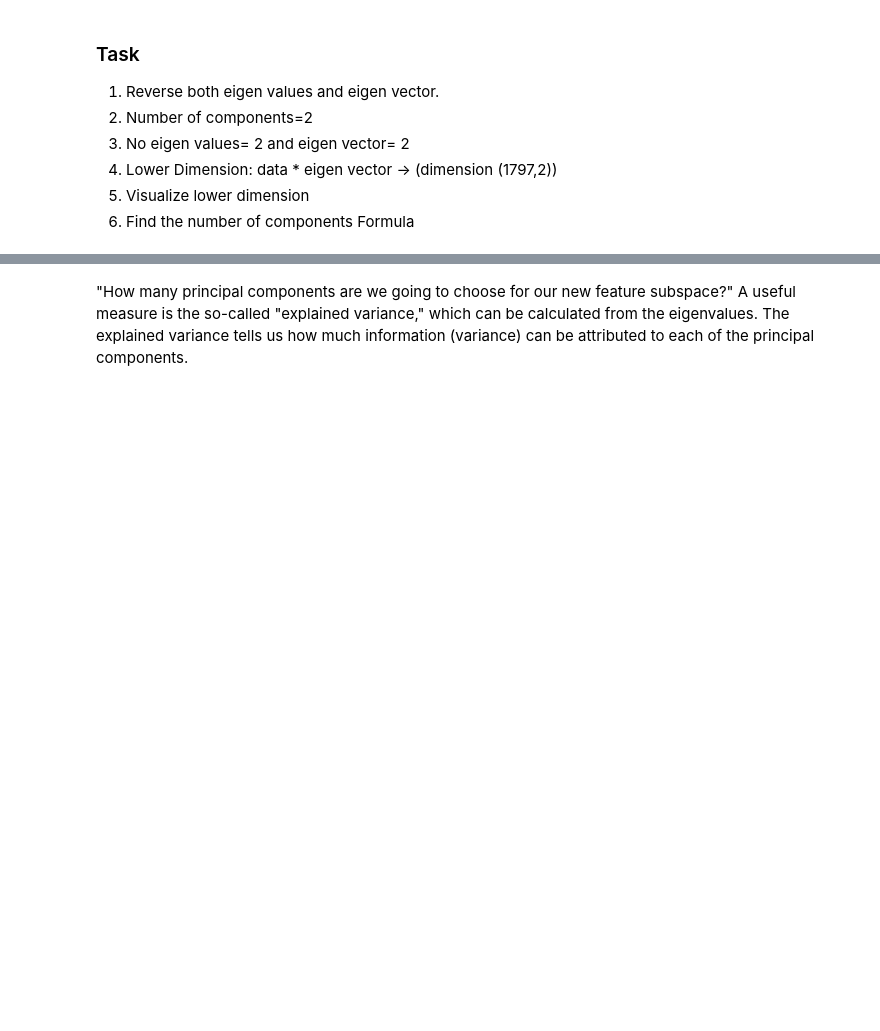
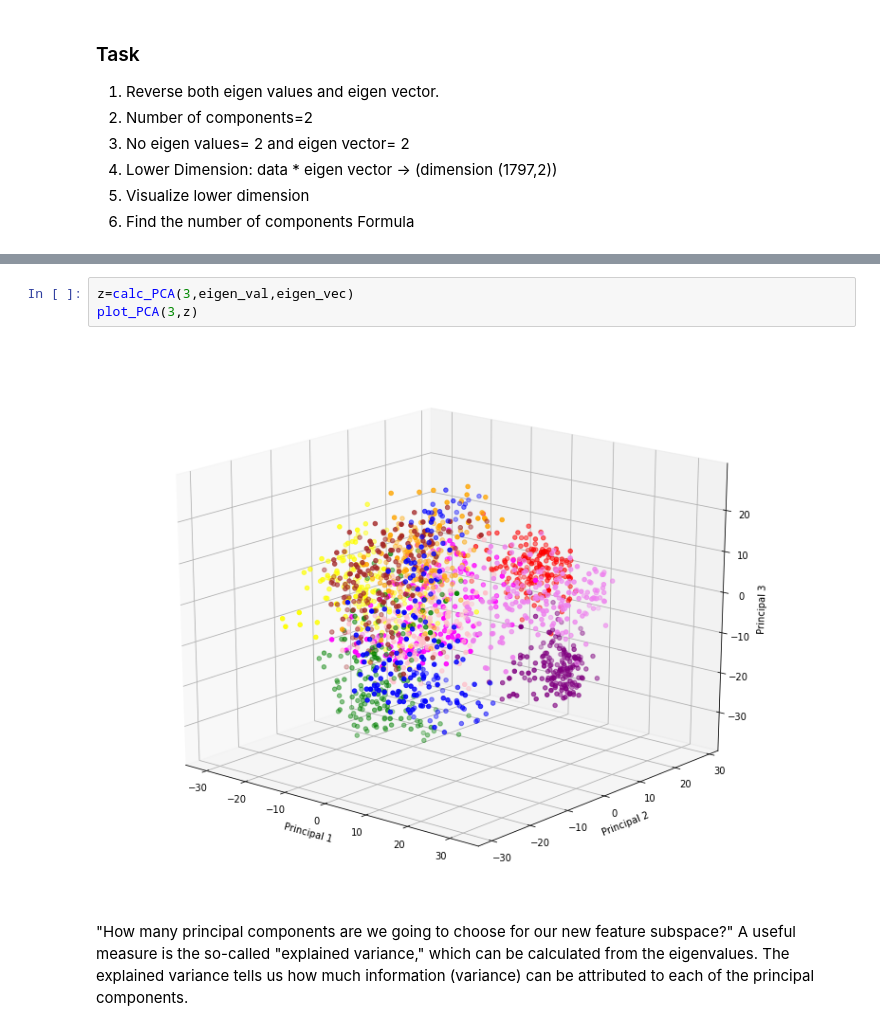
Before and after one commit to jasminkarki/PCA, a Jupyter notebook: PCA.ipynb, the cells around one changed output, grey strips where cells are left out. Saved outputs shown, nothing was run; the diff lists cells and outputs as text; blank space fills up the shorter version.

```diff
--- a/PCA.ipynb
+++ b/PCA.ipynb
@@ -306,3 +172,8 @@ plt.legend()
+# %%
+z=calc_PCA(3,eigen_val,eigen_vec)
+plot_PCA(3,z)
+# %% [output]
+[figure, added]
 # %% [markdown]
 "How many principal components are we going to choose for our new feature subspace?" A useful measure is the so-called "explained variance," which can be calculated from the eigenvalues. The explained variance tells us how much information (variance) can be attributed to each of the principal components.
 # %%
```
Also changed, not shown: parts of 21 cells of this notebook.
